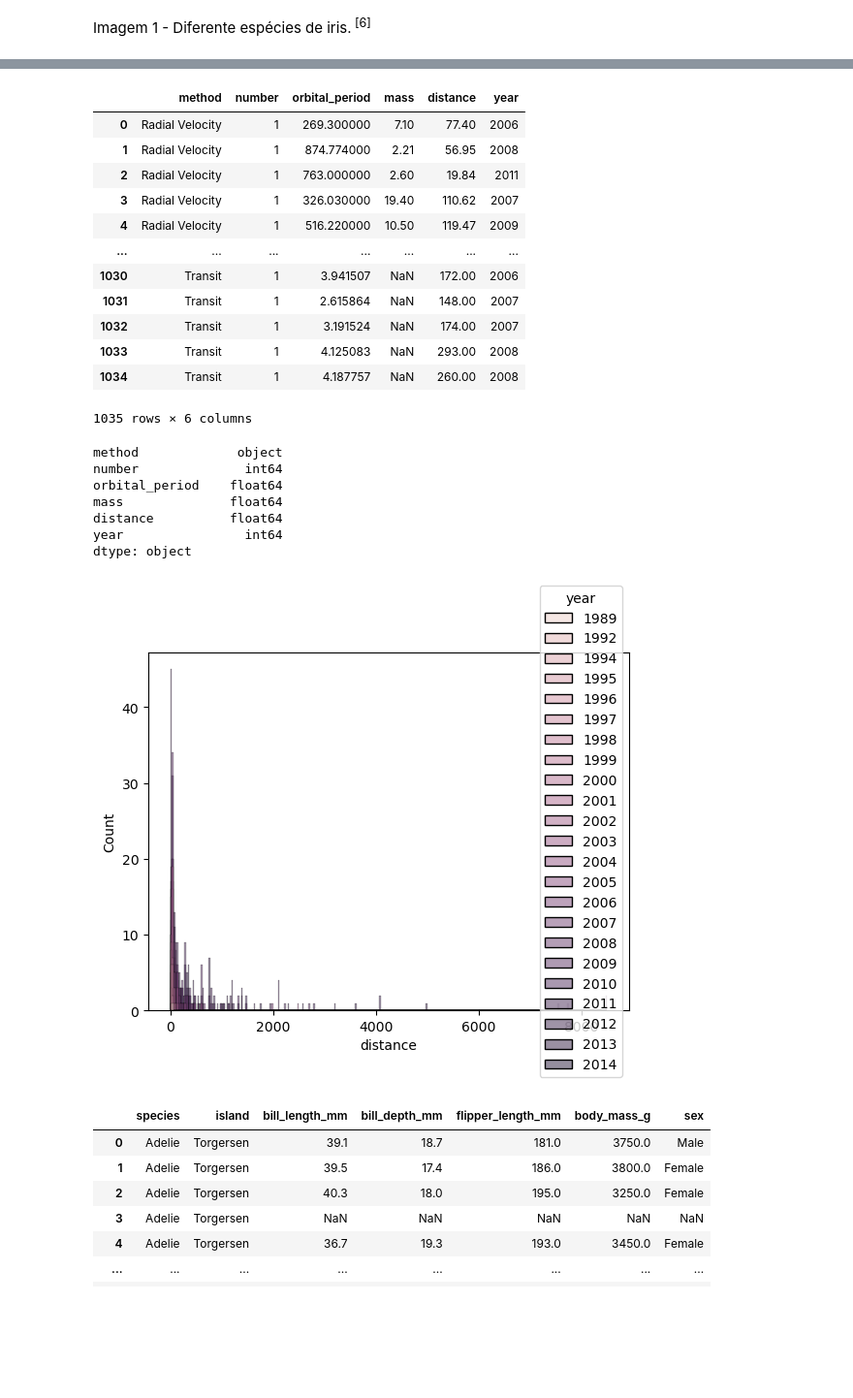
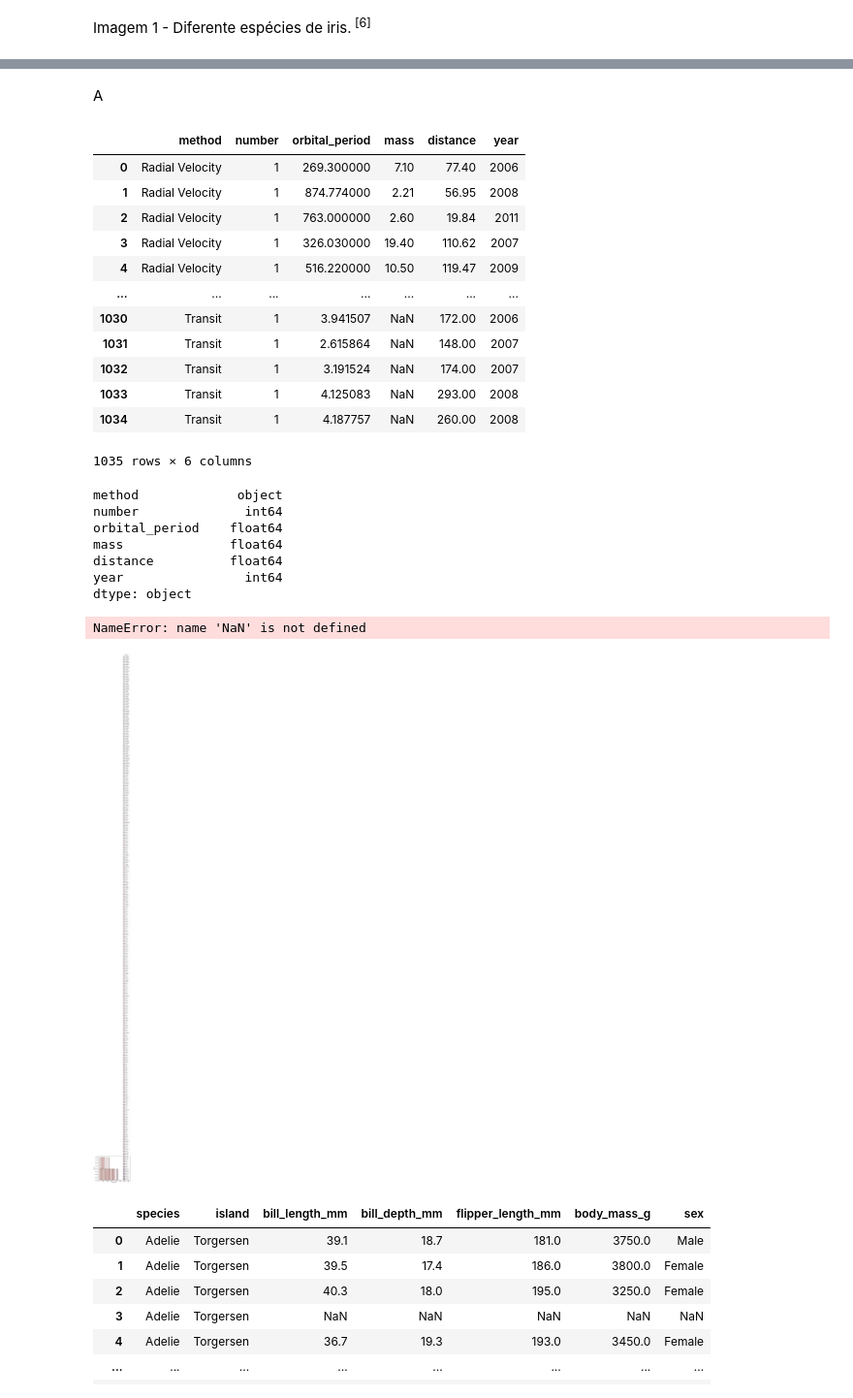
Before and after one commit to joseDavid23038/Aprendizado-de-M-quina, a Jupyter notebook: Dados 1/Dados 1.ipynb, the cells around one changed output, grey strips where cells are left out. Shown at 97% size. Saved outputs shown, nothing was run; the diff lists cells and outputs as text; code cells hidden in the pictures; blank space fills up the shorter version.

```diff
--- a/Dados 1/Dados 1.ipynb
+++ b/Dados 1/Dados 1.ipynb
@@ -67,9 +59,12 @@ sbn.move_legend(ax, "center right")
 Imagem 1 - Diferente espécies de iris.<sup> [6]<sup>
 # %% [markdown]
 [![alttext](https://s3.amazonaws.com/assets.datacamp.com/blog_assets/Machine+Learning+R/iris-machinelearning.png)](linkurl)
+# %% [markdown]
+A
 # %%
 display(planetas)
 display(planetas.dtypes)
+display(planetas['mass'].value_counts(math.isnan))
 # %% [output]
 |  | method | number | orbital_period | mass | distance | year |
 | 0 | Radial Velocity | 1 | 269.300000 | 7.10 | 77.40 | 2006 |
@@ -91,11 +86,11 @@ mass              float64
 distance          float64
 year                int64
 dtype: object
+NameError: name 'NaN' is not defined
 # %%
-ax = sbn.histplot(planetas, x="distance", hue='year')
-sbn.move_legend(ax, "center right")
+ax = sbn.histplot(planetas, x="distance", hue = "mass")
 # %% [output]
-[figure, old version]
+[figure, new version]
 # %%
 display(pinguins)
 display(pinguins.dtypes)
```
Also changed, not shown: parts of 3 cells of this notebook.
